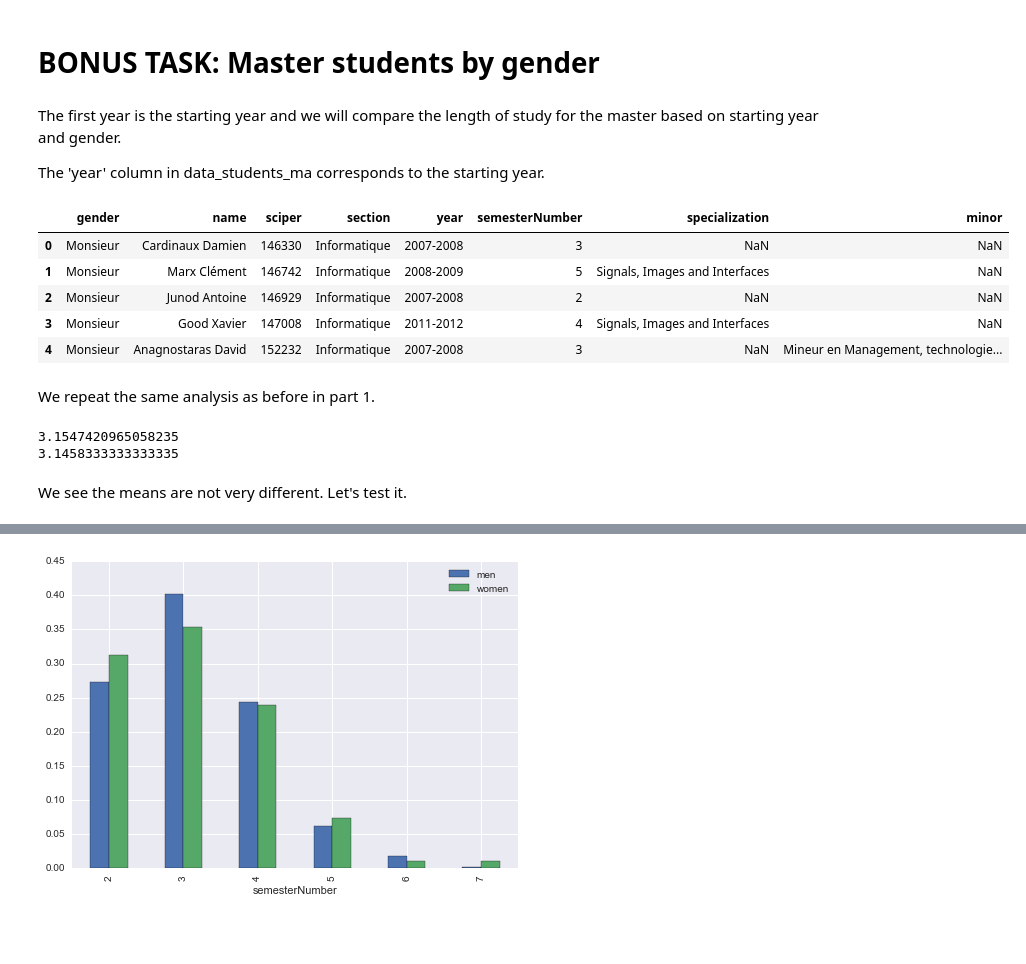
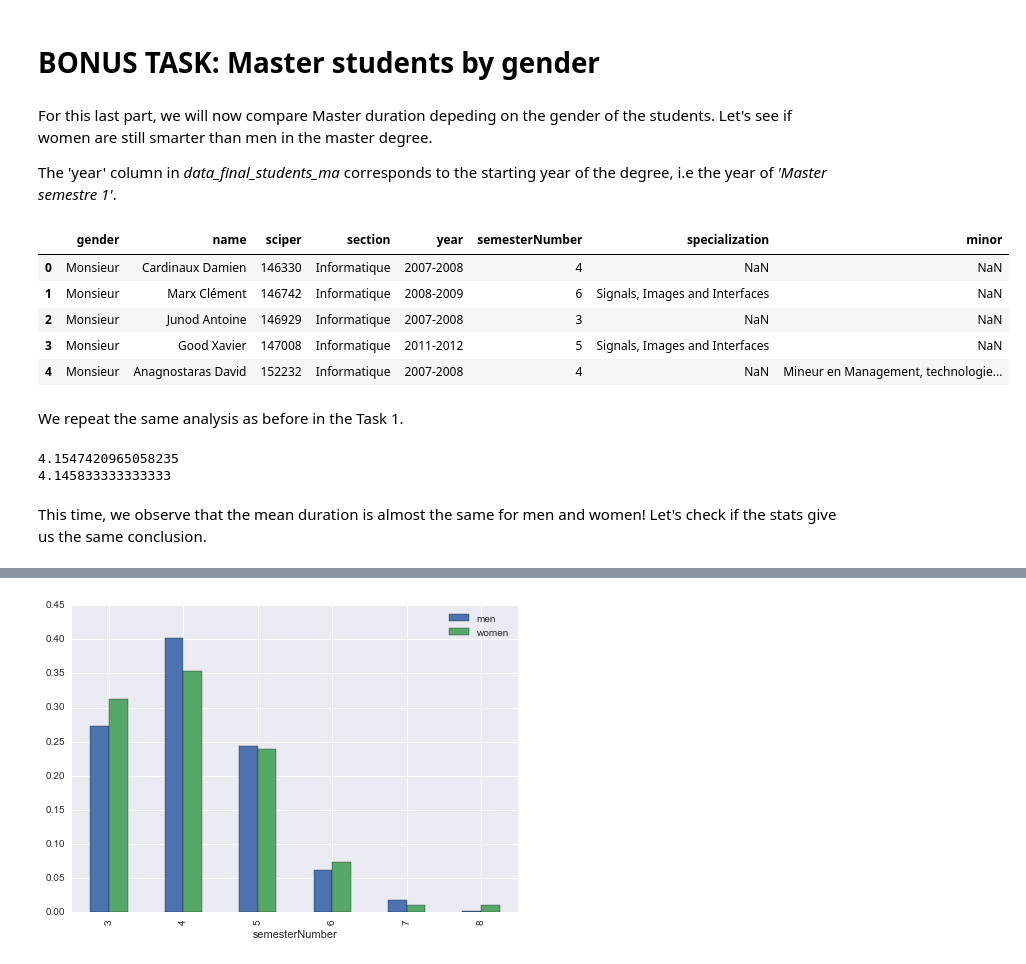
Before and after one commit to Rivollet/ADAHomework, a Jupyter notebook: 02 - Data from the Web/Web data Notebook.ipynb, the cells around one changed output, grey strips where cells are left out. Drawn from its saved outputs; the diff is of its cells as text; code cells hidden in the pictures; blank space fills up the shorter version.

```diff
--- a/02 - Data from the Web/Web data Notebook.ipynb
+++ b/02 - Data from the Web/Web data Notebook.ipynb
@@ -657,37 +657,39 @@ df
 We can observe for which specialization its differs significantly, i.e which one has a p-value smaller than 0.05.
 # %% [markdown]
 # BONUS TASK: Master students by gender
-# %% [markdown]
-The first year is the starting year and we will compare the length of study for the master based on starting year and gender.
-
-The 'year' column in data_students_ma corresponds to the starting year.
+# %% [markdown]
+For this last part, we will now compare Master duration depeding on the gender of the students. Let's see if women are still smarter than men in the master degree.
+
+The 'year' column in *data_final_students_ma* corresponds to the starting year of the degree, i.e the year of *'Master semestre 1'*.
 # %%
-data_students_ma.head(5)
+data_final_students_ma.head(5)
 # %% [output]
 |  | gender | name | sciper | section | year | semesterNumber | specialization | minor |
-| 0 | Monsieur | Cardinaux Damien | 146330 | Informatique | 2007-2008 | 3 | NaN | NaN |
-| 1 | Monsieur | Marx Clément | 146742 | Informatique | 2008-2009 | 5 | Signals, Images and Interfaces | NaN |
-| 2 | Monsieur | Junod Antoine | 146929 | Informatique | 2007-2008 | 2 | NaN | NaN |
-| 3 | Monsieur | Good Xavier | 147008 | Informatique | 2011-2012 | 4 | Signals, Images and Interfaces | NaN |
-| 4 | Monsieur | Anagnostaras David | 152232 | Informatique | 2007-2008 | 3 | NaN | Mineur en Management, technologie... |
+| 0 | Monsieur | Cardinaux Damien | 146330 | Informatique | 2007-2008 | 4 | NaN | NaN |
+| 1 | Monsieur | Marx Clément | 146742 | Informatique | 2008-2009 | 6 | Signals, Images and Interfaces | NaN |
+| 2 | Monsieur | Junod Antoine | 146929 | Informatique | 2007-2008 | 3 | NaN | NaN |
+| 3 | Monsieur | Good Xavier | 147008 | Informatique | 2011-2012 | 5 | Signals, Images and Interfaces | NaN |
+| 4 | Monsieur | Anagnostaras David | 152232 | Informatique | 2007-2008 | 4 | NaN | Mineur en Management, technologie... |
 # %% [markdown]
-We repeat the same analysis as before in part 1.
+We repeat the same analysis as before in the Task 1.
 # %%
-dataMen = data_students_ma[data_students_ma.gender == 'Monsieur']
-dataWomen = data_students_ma[data_students_ma.gender == 'Madame']
+# Separating men and women
+dataMen = data_final_students_ma[data_final_students_ma.gender == 'Monsieur']
+dataWomen = data_final_students_ma[data_final_students_ma.gender == 'Madame']
 
 numberSemestersMen = dataMen['semesterNumber']
 numberSemestersWomen = dataWomen['semesterNumber']
 
+# Computing the mean duration
 meanMen = numberSemestersMen.mean()
 meanWomen = numberSemestersWomen.mean()
 print(meanMen)
 print(meanWomen)
 # %% [output]
-3.1547420965058235
-3.1458333333333335
+4.1547420965058235
+4.145833333333333
-# %% [markdown]
-We see the means are not very different. Let's test it.
+# %% [markdown]
+This time, we observe that the mean duration is almost the same for men and women! Let's check if the stats give us the same conclusion.
 # %%
 import scipy.stats as stats
 
```
Also changed, not shown: parts of 10 cells of this notebook.
